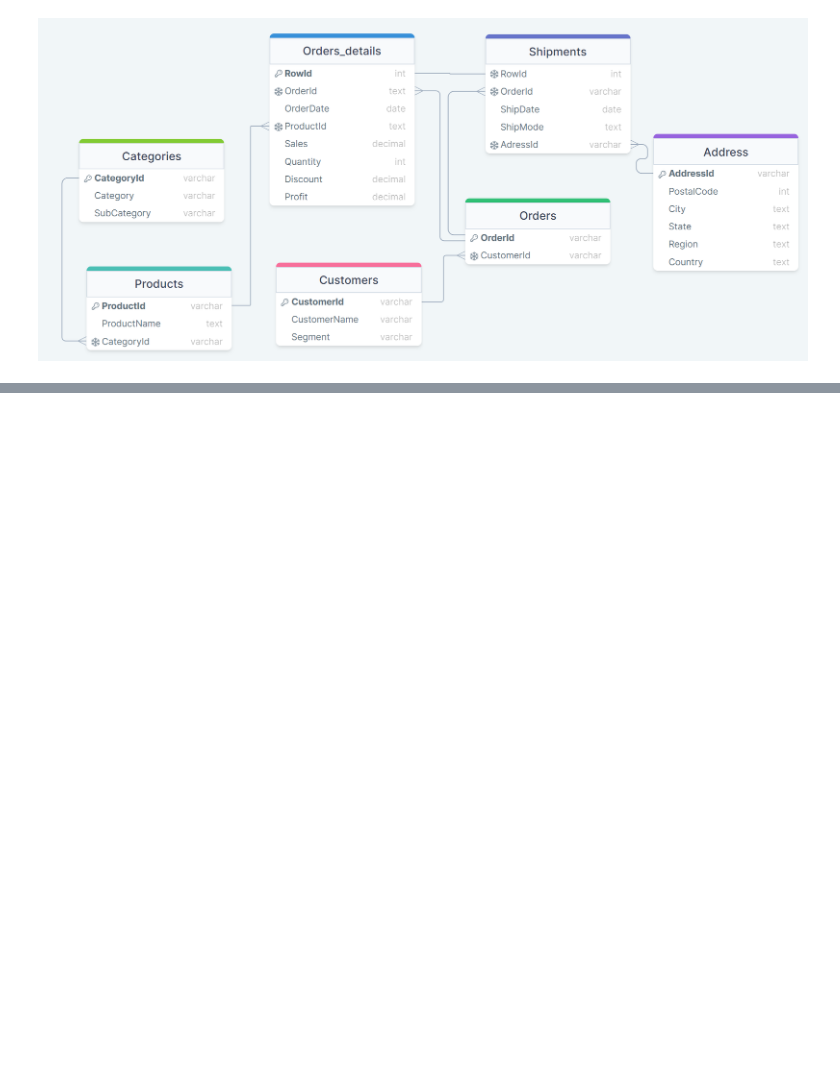
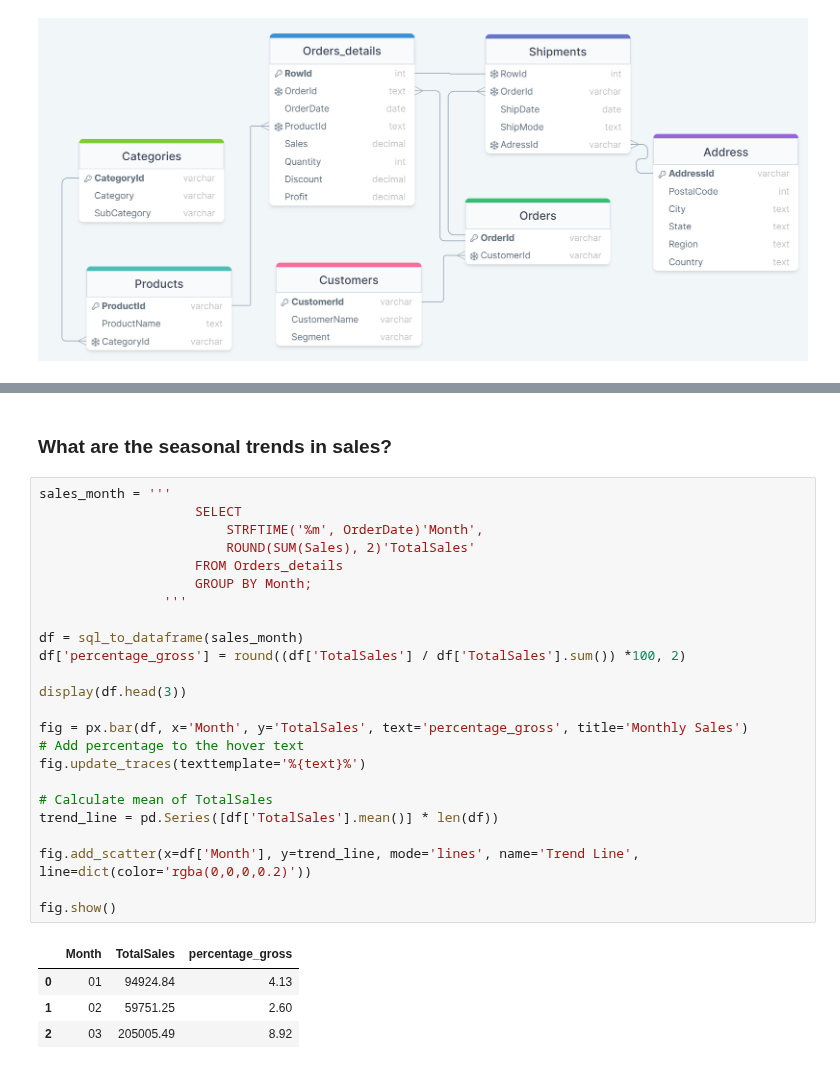
Before and after one commit to Ileeko/E-Commerce_SuperStore, a Jupyter notebook: SuperStore_EDA.ipynb, the cells around one changed output, grey strips where cells are left out. Cells and saved outputs as stored; diff of their text form; blank space fills up the shorter version.

```diff
--- a/SuperStore_EDA.ipynb
+++ b/SuperStore_EDA.ipynb
@@ -52,0 +133,31 @@ We've categorized our investigation into several key areas:
+# %% [markdown]
+### What are the seasonal trends in sales?
+# %%
+sales_month = '''
+                    SELECT
+                        STRFTIME('%m', OrderDate)'Month',
+                        ROUND(SUM(Sales), 2)'TotalSales'
+                    FROM Orders_details
+                    GROUP BY Month;
+                '''
+
+df = sql_to_dataframe(sales_month)
+df['percentage_gross'] = round((df['TotalSales'] / df['TotalSales'].sum()) *100, 2)
+
+display(df.head(3))
+
+fig = px.bar(df, x='Month', y='TotalSales', text='percentage_gross', title='Monthly Sales')
+# Add percentage to the hover text
+fig.update_traces(texttemplate='%{text}%')
+
+# Calculate mean of TotalSales
+trend_line = pd.Series([df['TotalSales'].mean()] * len(df))
+
+fig.add_scatter(x=df['Month'], y=trend_line, mode='lines', name='Trend Line', line=dict(color='rgba(0,0,0,0.2)'))
+
+fig.show()
+# %% [output]
+|  | Month | TotalSales | percentage_gross |
+| 0 | 01 | 94924.84 | 4.13 |
+| 1 | 02 | 59751.25 | 2.60 |
+| 2 | 03 | 205005.49 | 8.92 |
```
Also changed, not shown: parts of 23 cells of this notebook.
